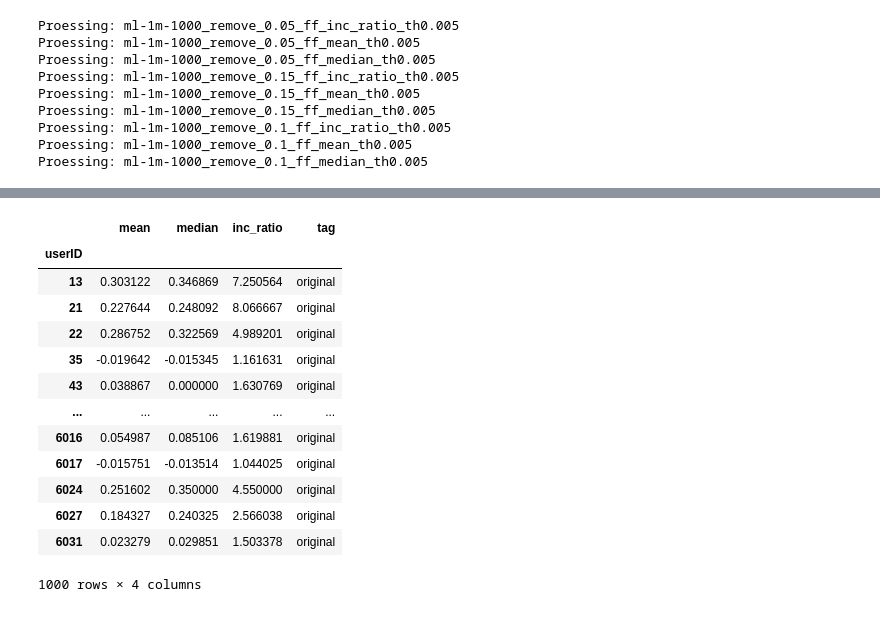
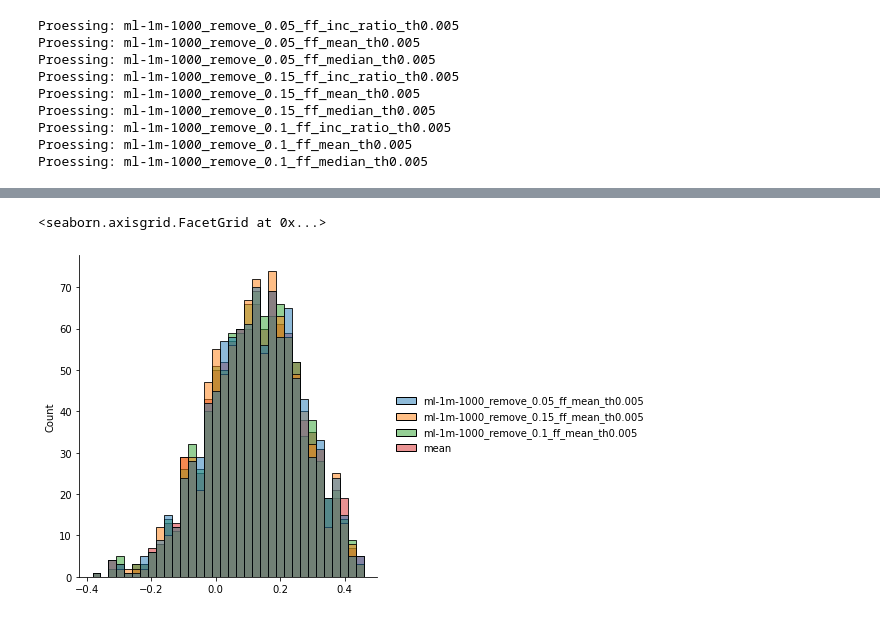
Before and after one commit to gescobedo/SBO, a Jupyter notebook: perturbation_analysis.ipynb, the cells around one changed output, grey strips where cells are left out. Saved outputs shown, nothing was run; the diff lists cells and outputs as text; code cells hidden in the pictures.

```diff
--- a/perturbation_analysis.ipynb
+++ b/perturbation_analysis.ipynb
@@ -38,7 +38,7 @@ for dset,url in data_dict.items():
     print(f"Proessing: {dset}")
     obf_dict_datasets[dset]=read_dataset_stereo(url)
     obf_dict_datasets[dset][dset]=obf_dict_datasets[dset]
-    obf_dict_datasets[dset]=obf_dict_datasets[dset]
+    obf_dict_datasets[dset]=obf_dict_datasets[dset][dset]
 # %% [output]
 Proessing: ml-1m-1000_remove_0.05_ff_inc_ratio_th0.005
 Proessing: ml-1m-1000_remove_0.05_ff_mean_th0.005
@@ -69,19 +52,9 @@ obf_dict_datasets['ml-1m-1000_remove_0.05_ff_inc_ratio_th0.005']
-# %%
-original_ster_data["tag"]="original"
-# %%
-original_ster_data
-# %% [output]
-|  | mean | median | inc_ratio | tag |
-| userID |  |  |  |  |
-| 13 | 0.303122 | 0.346869 | 7.250564 | original |
-| 21 | 0.227644 | 0.248092 | 8.066667 | original |
-| 22 | 0.286752 | 0.322569 | 4.989201 | original |
-| 35 | -0.019642 | -0.015345 | 1.161631 | original |
-| 43 | 0.038867 | 0.000000 | 1.630769 | original |
-| ... | ... | ... | ... | ... |
-| 6016 | 0.054987 | 0.085106 | 1.619881 | original |
-| 6017 | -0.015751 | -0.013514 | 1.044025 | original |
-| 6024 | 0.251602 | 0.350000 | 4.550000 | original |
-| 6027 | 0.184327 | 0.240325 | 2.566038 | original |
-| 6031 | 0.023279 | 0.029851 | 1.503378 | original |
-1000 rows × 4 columns
+# %%
+list_data =list(obf_dict_datasets.values())
+list_data.append(original_ster_data["median"])
+perturbated_datasets = pd.concat(list_data,axis=1)
+# %%
+sns.displot(perturbated_datasets[[c for c in perturbated_datasets.columns if "mean" in c ]])
+# %% [output]
+<seaborn.axisgrid.FacetGrid at 0x...>
+[figure, added]
```
Also changed, not shown: parts of 2 cells of this notebook, 2 other files.
